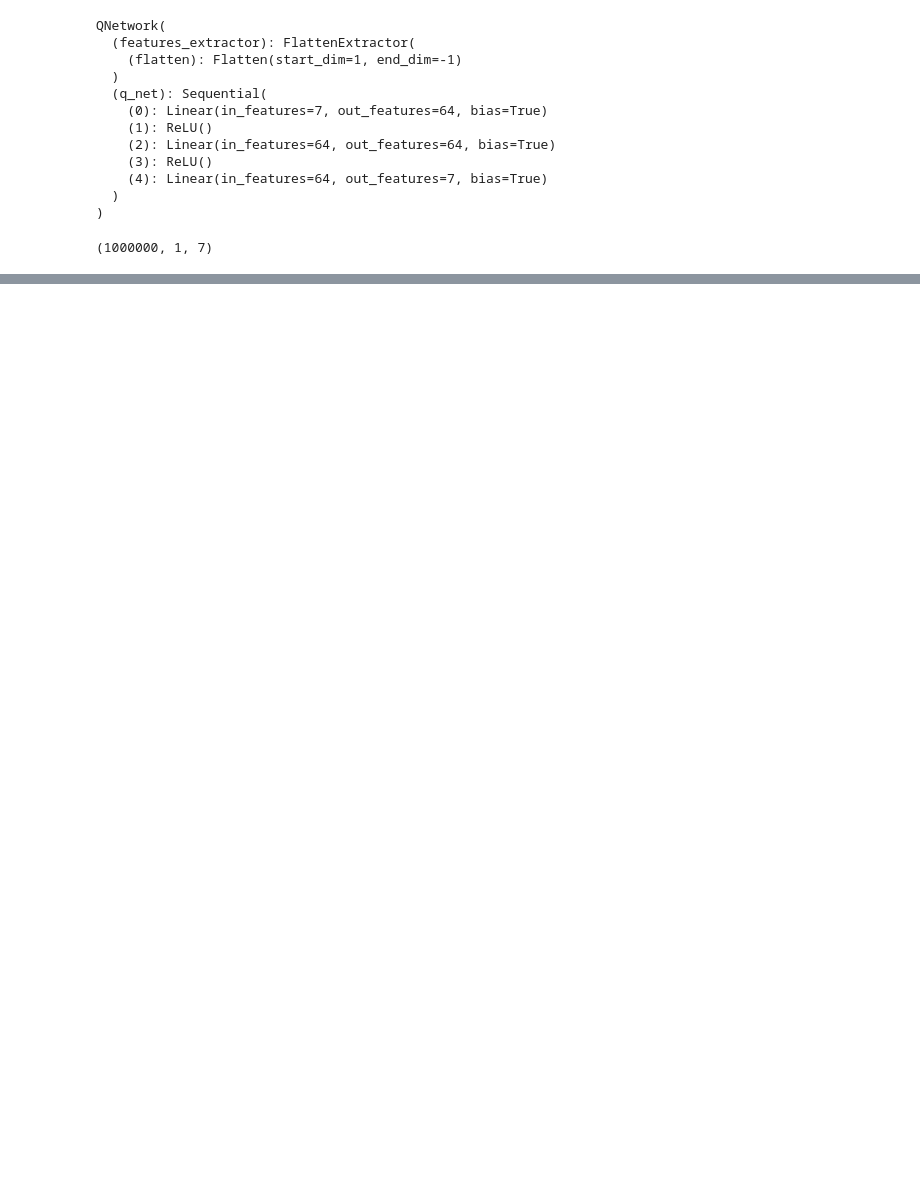
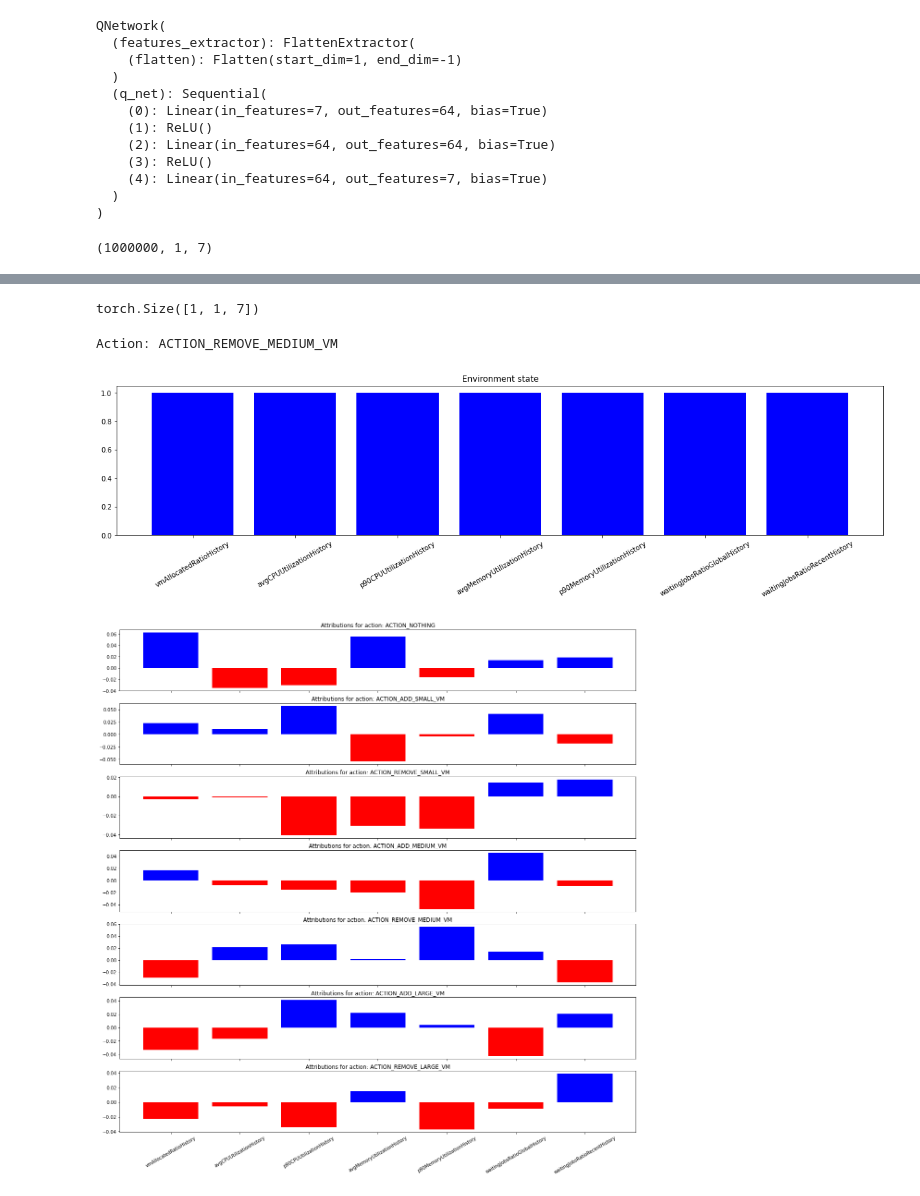
Before and after one commit to justyna3773/trainloop-driver, a Jupyter notebook: analysis/interpret.ipynb, the cells around one changed output, grey strips where cells are left out. Drawn from its saved outputs; the diff is of its cells as text; code cells hidden in the pictures; blank space fills up the shorter version.

```diff
--- a/analysis/interpret.ipynb
+++ b/analysis/interpret.ipynb
@@ -175,0 +143,26 @@ Action: ACTION_REMOVE_MEDIUM_VM
+# %%
+X_manual = torch.Tensor([[[1, 1, 1, 1, 1, 1, 1]]])
+# %%
+X_manual.shape
+# %% [output]
+torch.Size([1, 1, 7])
+# %%
+x_axis_data = np.arange(X_manual.shape[2])
+
+ig = IntegratedGradients(net)
+
+ig_attr_per_action = [ig.attribute(X_manual, n_steps=50, target=target) for target in range(len(action_names))]
+ig_attr_test_norm_sum = [action_att.detach().numpy().sum(0) / np.linalg.norm(action_att.detach().numpy().sum(0), ord=1) for action_att in ig_attr_per_action]
+# %%
+explain_action(idx=0,
+               X=X_manual,
+               attributions=ig_attr_per_action,
+               x_axis_data=x_axis_data,
+               feature_names=feature_names,
+               action_names=action_names,
+               model=model,
+              )
+# %% [output]
+Action: ACTION_REMOVE_MEDIUM_VM
+[figure, added]
+[figure, added]
```
Also changed, not shown: parts of 9 cells of this notebook, 33 other files.
